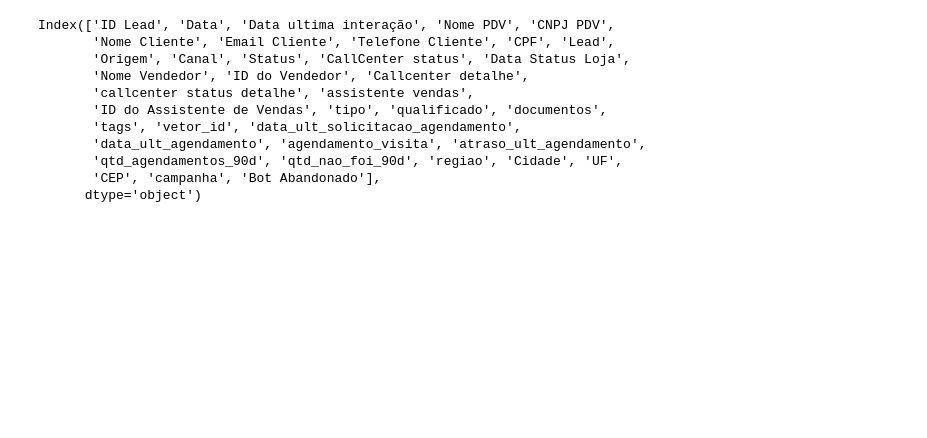
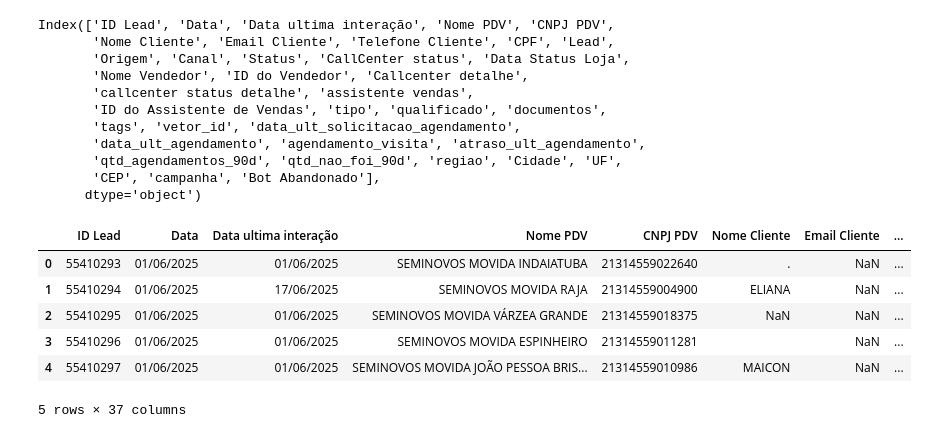
Before and after one commit to movi-data/painel_performance, a Jupyter notebook: painel_performance.ipynb, the cells around one changed output. Cells and saved outputs as stored; diff of their text form; code cells hidden in the pictures; blank space fills up the shorter version.

```diff
--- a/painel_performance.ipynb
+++ b/painel_performance.ipynb
@@ -44,19 +44,23 @@ leads_por_canal_mes.tail()
 # %% [markdown]
 # Completo
 # %%
+
 import pandas as pd
 
 # --- ETAPA 1: Carregar os arquivos ---
 df_propostas = pd.read_csv("propostas.csv", sep=";", encoding="utf-8", low_memory=False)
-df_lojas = pd.read_excel("de_para_loja.xlsx")
+#df_lojas = pd.read_excel("de_para_loja.xlsx")
 
 # --- ETAPA : Preparar Colunas ---
+
 # Tranformar 'Canal' em maiuscula
-df_propostas['Canal'] = df_propostas['Canal'].str.upper()
+df_propostas = df_propostas.applymap(lambda x: x.upper() if isinstance(x, str) else x)
+#df_lojas = df_lojas.applymap(lambda x: x.upper() if isinstance(x, str) else x)
+
 # Filtrar o primeiro Canal na coluna 'Canal'
 df_propostas['Canal'] = df_propostas['Canal'].str.split(',').str[0]
 
-# --- ETAPA : Criar coluna 'Bot abandonado' ---
+# Criar coluna 'Bot abandonado'
 df_propostas['Bot Abandonado'] = df_propostas['tags'].str.contains('Bot Abandonado', case=False)
 
 # --- ETAPA : #Adicionado nova coluna de acordo 'Origem'---
@@ -186,3 +174,13 @@ Index(['ID Lead', 'Data', 'Data ultima interação', 'Nome PDV', 'CNPJ PDV',
 
 # Converter a coluna Data para datetime
 df_propostas_ajustado["Data"] = pd.to_datetime(df_propostas_ajustado["Data"], format="%d/%m/%Y")
+# %%
+df_propostas.head()
+# %% [output]
+|  | ID Lead | Data | Data ultima interação | Nome PDV | CNPJ PDV | Nome Cliente | Email Cliente | ... |
+| 0 | 55410293 | 01/06/2025 | 01/06/2025 | SEMINOVOS MOVIDA INDAIATUBA | 21314559022640 | . | NaN | ... |
+| 1 | 55410294 | 01/06/2025 | 17/06/2025 | SEMINOVOS MOVIDA RAJA | 21314559004900 | ELIANA | NaN | ... |
+| 2 | 55410295 | 01/06/2025 | 01/06/2025 | SEMINOVOS MOVIDA VÁRZEA GRANDE | 21314559018375 | NaN | NaN | ... |
+| 3 | 55410296 | 01/06/2025 | 01/06/2025 | SEMINOVOS MOVIDA ESPINHEIRO | 21314559011281 |  | NaN | ... |
+| 4 | 55410297 | 01/06/2025 | 01/06/2025 | SEMINOVOS MOVIDA JOÃO PESSOA BRIS... | 21314559010986 | MAICON | NaN | ... |
+5 rows × 37 columns
```
Also changed, not shown: parts of 2 cells of this notebook.
